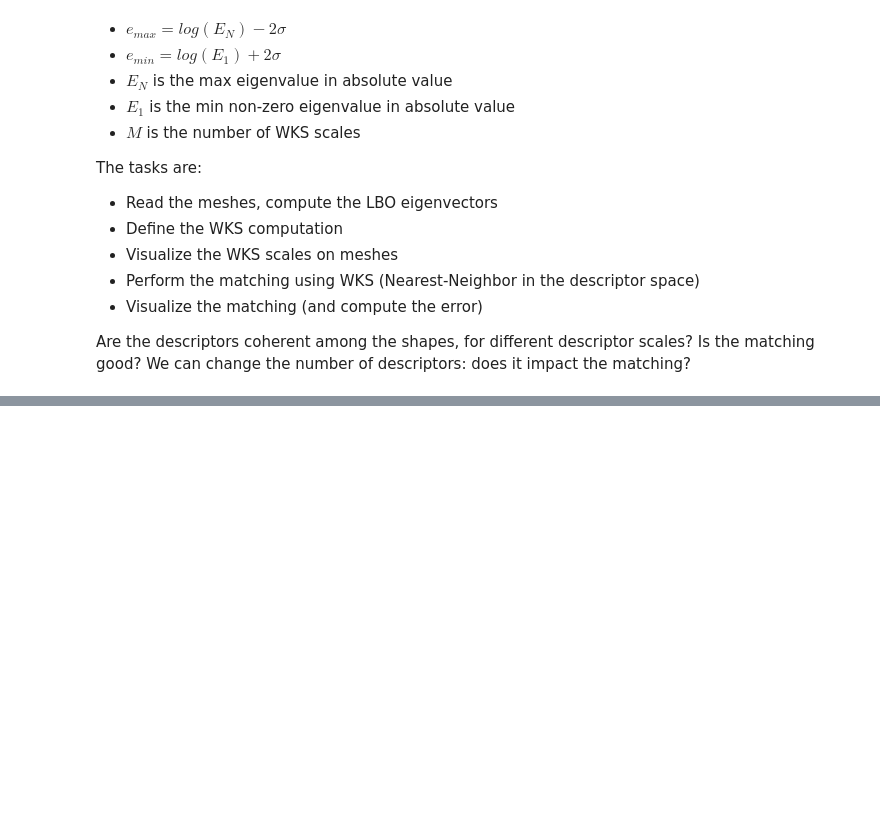
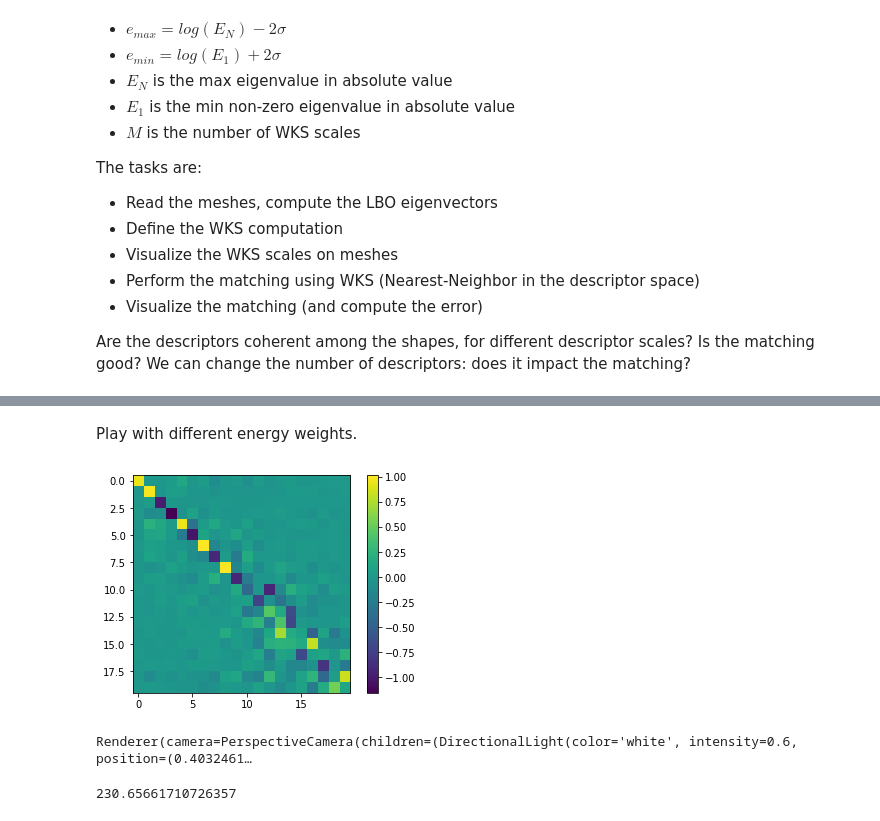
Before and after one commit to riccardomarin/SpectralShapeAnalysis, a Jupyter notebook: Matching.ipynb, the cells around one changed output, grey strips where cells are left out. Saved outputs shown, nothing was run; the diff lists cells and outputs as text; code cells hidden in the pictures; blank space fills up the shorter version.

```diff
--- a/Matching.ipynb
+++ b/Matching.ipynb
@@ -174,4 +95,0 @@ $ C =  f d^{-1} $
-# %%
-d = (np.matmul(evecs_src.T, np.matmul( M_src.todense() , D_src))).T
-f = (np.matmul(evecs_tar.T, np.matmul( M_tar.todense() , D_tar))).T
-C = np.linalg.pinv(d) * f
@@ -205,0 +158,4 @@ Ctf
+# %%
+# Visualizing descriptors
+i = 2
+plot_pair(v_src, v_tar, f_src, f_tar, d_src[:,i:i+1], d_tar[:,i:i+1])
@@ -205,0 +164,4 @@ Ctf
+# %%
+# Nearest Neighbor
+treesearch = sp.spatial.cKDTree(d_tar)
+p2p = treesearch.query(d_src, k=1)[1]
@@ -205,0 +283,48 @@ Ctf
+# %% [markdown]
+Play with different energy weights.
+# %%
+# Energy weights
+a = 1e-1 # Descriptors preservation
+c = 1e-8 # Commutativity with Laplacian
+
+# Optimizer
+adam = tf.keras.optimizers.Adam(1e-1) # Optimization technique
+
+# Define tensorflow objects
+fs = tf.constant(Fct_src, dtype=tf.float32)
+ft = tf.constant(Fct_tar, dtype=tf.float32)
+evals = tf.constant(tf.linalg.tensor_diag(np.reshape(np.float32(evals_src[0:n_evals]), (n_evals,))), dtype=tf.float32)
+evalt = tf.constant(tf.linalg.tensor_diag(np.reshape(np.float32(evals_tar[0:n_evals]), (n_evals,))), dtype=tf.float32)
+
+# Initialize C
+C_ini = np.zeros((n_evals,n_evals))
+C_ini[0,0]=constFct[0,0]
+C = tf.Variable(tf.zeros((n_evals,n_evals), dtype=tf.float32))
+C.assign(C_ini)
+trainable_vars = [C]
+
+for i in np.arange(0,1000):
+    with tf.GradientTape() as tape:
+        loss1 = a * tf.reduce_sum(((tf.matmul(C, fs) - ft) ** 2)) / 2
+        loss2 = c * tf.reduce_sum((tf.matmul(C, evals) - tf.matmul(evalt,C))**2) #tf.reduce_sum(((C ** 2) * Dlb) / 2)
+        #loss3 = 1e-6 *  tf.reduce_sum(tf.square(tf.matmul(tf.transpose(C),C) - tf.eye(n_evals)))
+        loss = loss1  + loss2# + loss3
+
+    # Apply gradient
+    grad = tape.gradient(loss,trainable_vars)
+    tmp = adam.apply_gradients(zip(grad,trainable_vars))
+
+C = C.numpy()
+plt.imshow(C)
+plt.colorbar()
+plt.show()
+
+treesearch = sp.spatial.cKDTree(evecs_tar[:,0:n_evals])
+p2p = treesearch.query(np.matmul(evecs_src[:,0:n_evals], C), k=1)[1]
+plot_pair(v_src, v_tar, f_src, f_tar, funz_src,funz_tar)
+err = np.sum(np.square(v_src - v_src[p2p,:]))
+print(err)
+# %% [output]
+[figure, added]
+Renderer(camera=PerspectiveCamera(children=(DirectionalLight(color='white', intensity=0.6, position=(0.4032461…
+230.65661710726357
```
Also changed, not shown: parts of 37 cells of this notebook.
